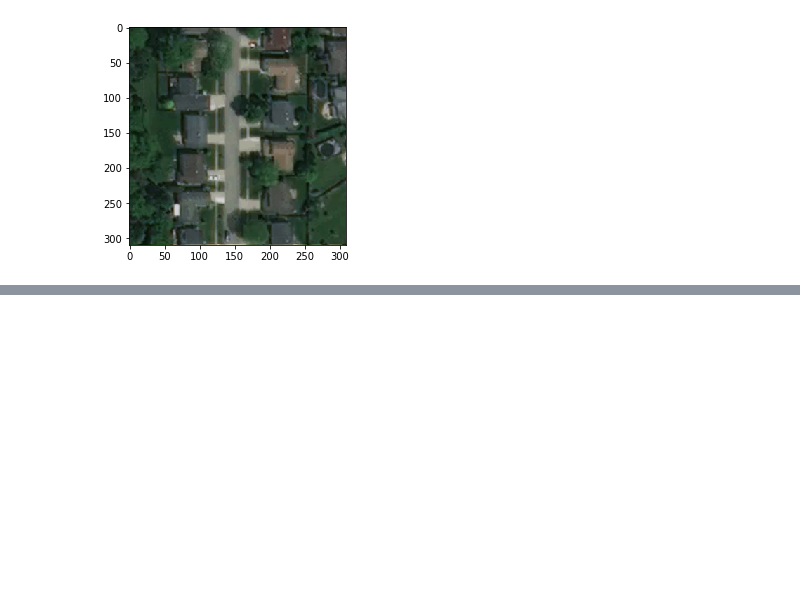
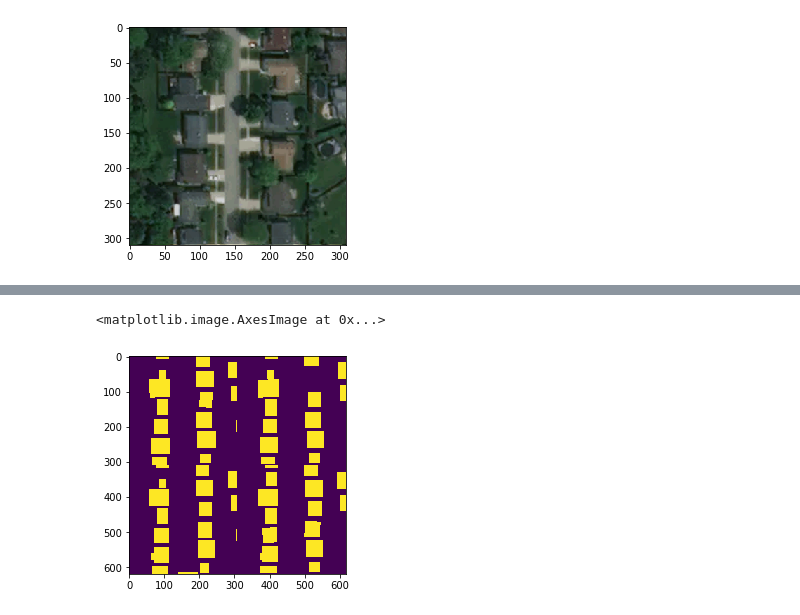
Before and after one commit to jmathur25/Salus, a Jupyter notebook: use_mrccn_detector_class.ipynb, the cells around one changed output, grey strips where cells are left out. Cells and saved outputs as stored; diff of their text form; code cells hidden in the pictures; blank space fills up the shorter version.

```diff
--- a/use_mrccn_detector_class.ipynb
+++ b/use_mrccn_detector_class.ipynb
@@ -172,0 +77,2 @@ plt.imshow(out)
+# %%
+out = mrcnn.detect_building(big_im[:,:,:3], rectanglify=True, to_fill=True)
@@ -172,0 +98,5 @@ plt.imshow(out)
+# %%
+plt.imshow(out)
+# %% [output]
+<matplotlib.image.AxesImage at 0x...>
+[figure, added]
```
Also changed, not shown: parts of 43 cells of this notebook, 7 other files.
